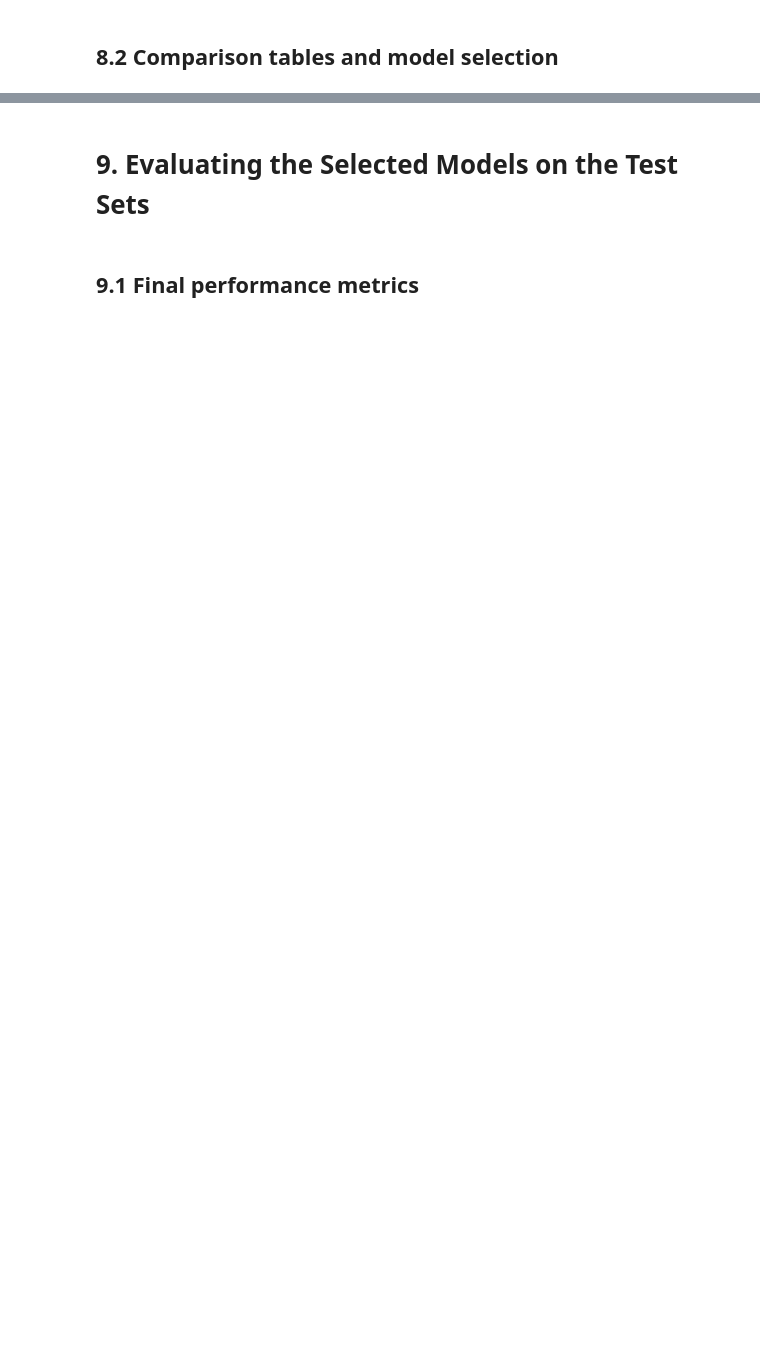
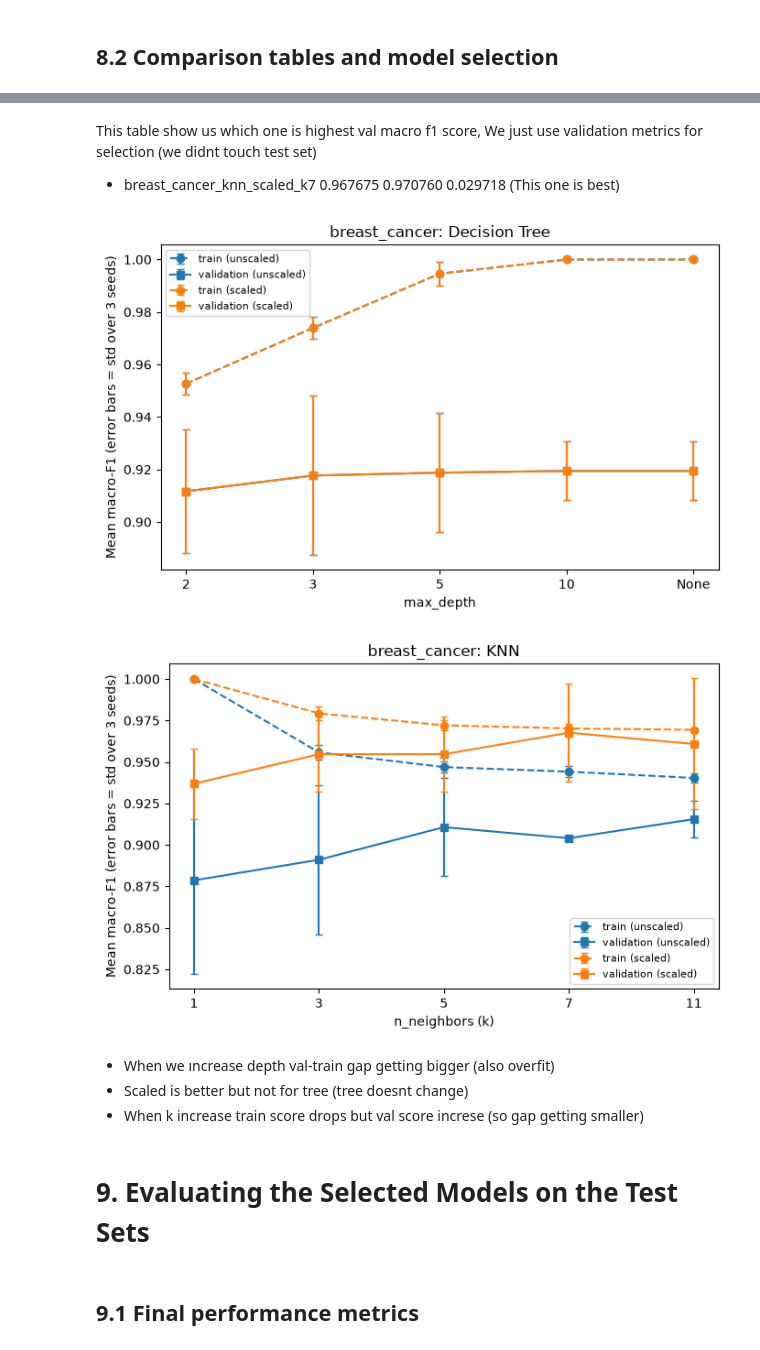
Before and after one commit to akYavuz/ml-project, a Jupyter notebook: notebooks/breast_cancer.ipynb, the cells around one changed output, grey strips where cells are left out. Cells and saved outputs as stored; diff of their text form; code cells hidden in the pictures; blank space fills up the shorter version.

```diff
--- a/notebooks/breast_cancer.ipynb
+++ b/notebooks/breast_cancer.ipynb
@@ -24,3 +218,5 @@
 # 4. Splitting the Datasets
 # %% [markdown]
 ## 4.1 Fix the test set and repeat the training/validation split
+# %%
+splits, X_test, y_test = h.make_splits(X, y)
@@ -43,2 +375,31 @@
 # %% [markdown]
 ## 7.2 Record and compare the experiments
+# %%
+# Runs the 22 configurations (2 representations x 11 settings) for ONE seed
+def run_one_seed(seed, split):
+    rows = []
+    models = {}
+    for representation in ["unscaled", "scaled"]:
+        if representation == "scaled":
+            X_train, X_val = split["X_train_scaled"], split["X_val_scaled"]
+        else:
+            X_train, X_val = split["X_train"], split["X_val"]
+        for algorithm, parameter, model in h.get_configs(seed):
+            result = run_one_model(model, X_train, split["y_train"], X_val, split["y_val"])
+            run_id = f"{DATASET}_{algorithm}_{representation}_{parameter}_s{seed}"   # assignment 7.2
+            rows.append({"dataset": DATASET, "run_id": run_id, "seed": seed,
+                         "algorithm": algorithm, "representation": representation,
+                         "parameter": parameter, **result})
+            models[run_id] = model
+    return rows, models
+
+
+all_rows = []
+models42 = {}
+for seed in h.SEEDS:
+    rows, models = run_one_seed(seed, splits[seed])
+    all_rows += rows
+    if seed == 42:
+        models42 = models
+runs = pd.DataFrame(all_rows)
+runs
@@ -49,2 +445,13 @@
 # %% [markdown]
 ## 8.2 Comparison tables and model selection
+# %%
+METRICS = ["train_accuracy", "train_macro_f1", "val_accuracy", "val_macro_precision",
+           "val_macro_recall", "val_macro_f1", "val_roc_auc"]
+group_cols = ["dataset", "algorithm", "representation", "parameter"]
+
+summary = runs.groupby(group_cols)[METRICS].agg(["mean", "std"])      # std uses ddof=1 by default
+summary.columns = [name + "_" + stat for name, stat in summary.columns]   # ("val_macro_f1", "mean") -> "val_macro_f1_mean"
+summary = summary.reset_index()
+summary.insert(0, "config_id", summary["dataset"] + "_" + summary["algorithm"] + "_"
+               + summary["representation"] + "_" + summary["parameter"])
+summary
@@ -51,3 +497,18 @@
+# %% [markdown]
+This table show us which one is highest val macro f1 score, We just use validation metrics for selection (we didnt touch test set)
+
+- breast_cancer_knn_scaled_k7	0.967675	0.970760	0.029718 (This one is best)
+# %%
+h.plot_param_comparison(summary, DATASET, "dt",  "../figures/breast_cancer_tree_depth.png")
+h.plot_param_comparison(summary, DATASET, "knn", "../figures/breast_cancer_knn_k.png")
+# %% [output]
+[figure, added]
+[figure, added]
+# %% [markdown]
+
+- When we ıncrease depth val-train gap getting bigger (also overfit)
+- Scaled is better but not for tree (tree doesnt change)
+- When k increase train score drops but val score increse (so gap getting smaller)
 # %% [markdown]
 # 9. Evaluating the Selected Models on the Test Sets
 # %% [markdown]
```
Also changed, not shown: parts of 56 cells of this notebook, 19 other files.
